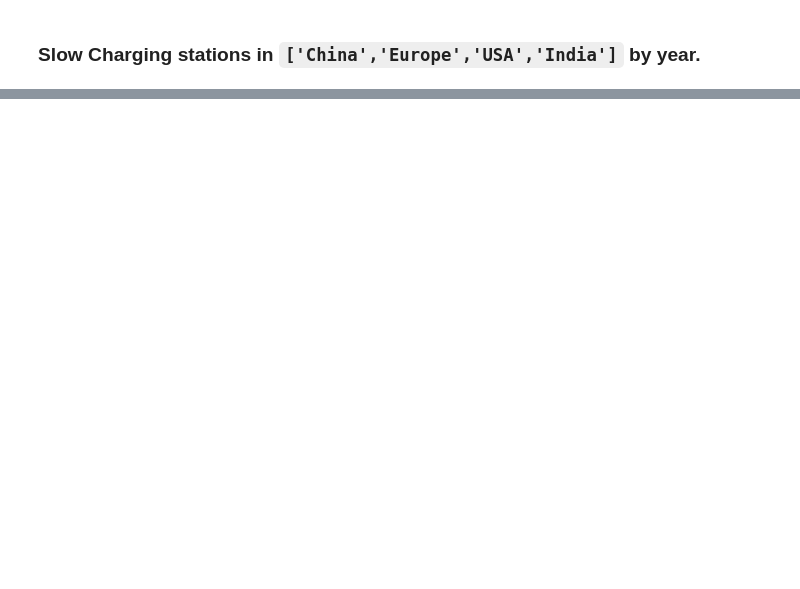
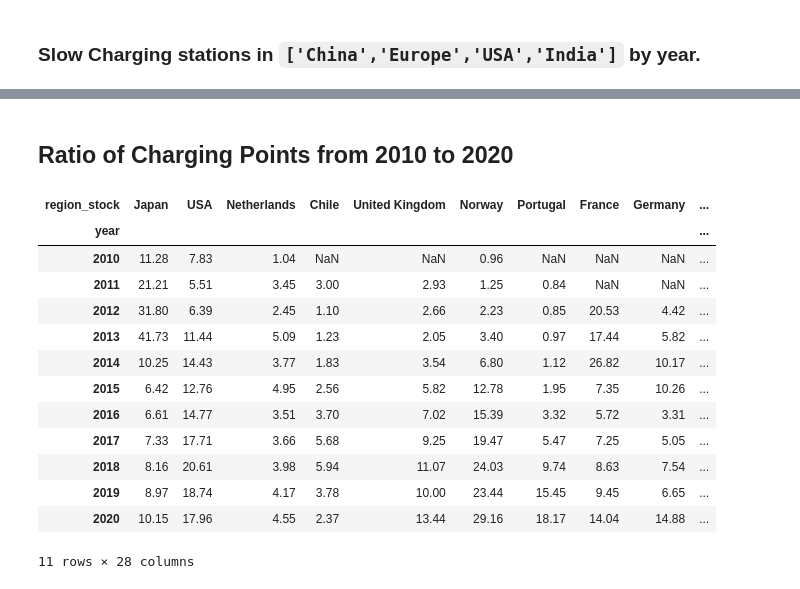
Before and after one commit to sharmatriloknath/EV-Analysis, a Jupyter notebook: Notebooks/02.TN-EV-Charging-Infrastructure-Analysis.ipynb, the cells around one changed output, grey strips where cells are left out. Drawn from its saved outputs; the diff is of its cells as text; code cells hidden in the pictures; blank space fills up the shorter version.

```diff
--- a/Notebooks/02.TN-EV-Charging-Infrastructure-Analysis.ipynb
+++ b/Notebooks/02.TN-EV-Charging-Infrastructure-Analysis.ipynb
@@ -147,3 +148,5 @@ fig = px.bar(
 fig.show()
 # %% [output]
 [interactive output not drawn]
+# %% [markdown]
+## Ratio of Charging Points from 2010 to 2020
@@ -149,0 +199,19 @@ fig.show()
+# %%
+final_data = _get_charging_ratio_of_countries_by_year(ev_data)
+# %%
+final_data.head(11)
+# %% [output]
+| region_stock | Japan | USA | Netherlands | Chile | United Kingdom | Norway | Portugal | France | Germany | ... |
+| year |  |  |  |  |  |  |  |  |  | ... |
+| 2010 | 11.28 | 7.83 | 1.04 | NaN | NaN | 0.96 | NaN | NaN | NaN | ... |
+| 2011 | 21.21 | 5.51 | 3.45 | 3.00 | 2.93 | 1.25 | 0.84 | NaN | NaN | ... |
+| 2012 | 31.80 | 6.39 | 2.45 | 1.10 | 2.66 | 2.23 | 0.85 | 20.53 | 4.42 | ... |
+| 2013 | 41.73 | 11.44 | 5.09 | 1.23 | 2.05 | 3.40 | 0.97 | 17.44 | 5.82 | ... |
+| 2014 | 10.25 | 14.43 | 3.77 | 1.83 | 3.54 | 6.80 | 1.12 | 26.82 | 10.17 | ... |
+| 2015 | 6.42 | 12.76 | 4.95 | 2.56 | 5.82 | 12.78 | 1.95 | 7.35 | 10.26 | ... |
+| 2016 | 6.61 | 14.77 | 3.51 | 3.70 | 7.02 | 15.39 | 3.32 | 5.72 | 3.31 | ... |
+| 2017 | 7.33 | 17.71 | 3.66 | 5.68 | 9.25 | 19.47 | 5.47 | 7.25 | 5.05 | ... |
+| 2018 | 8.16 | 20.61 | 3.98 | 5.94 | 11.07 | 24.03 | 9.74 | 8.63 | 7.54 | ... |
+| 2019 | 8.97 | 18.74 | 4.17 | 3.78 | 10.00 | 23.44 | 15.45 | 9.45 | 6.65 | ... |
+| 2020 | 10.15 | 17.96 | 4.55 | 2.37 | 13.44 | 29.16 | 18.17 | 14.04 | 14.88 | ... |
+11 rows × 28 columns
```
Also changed, not shown: parts of 5 cells of this notebook, 5 other files.
